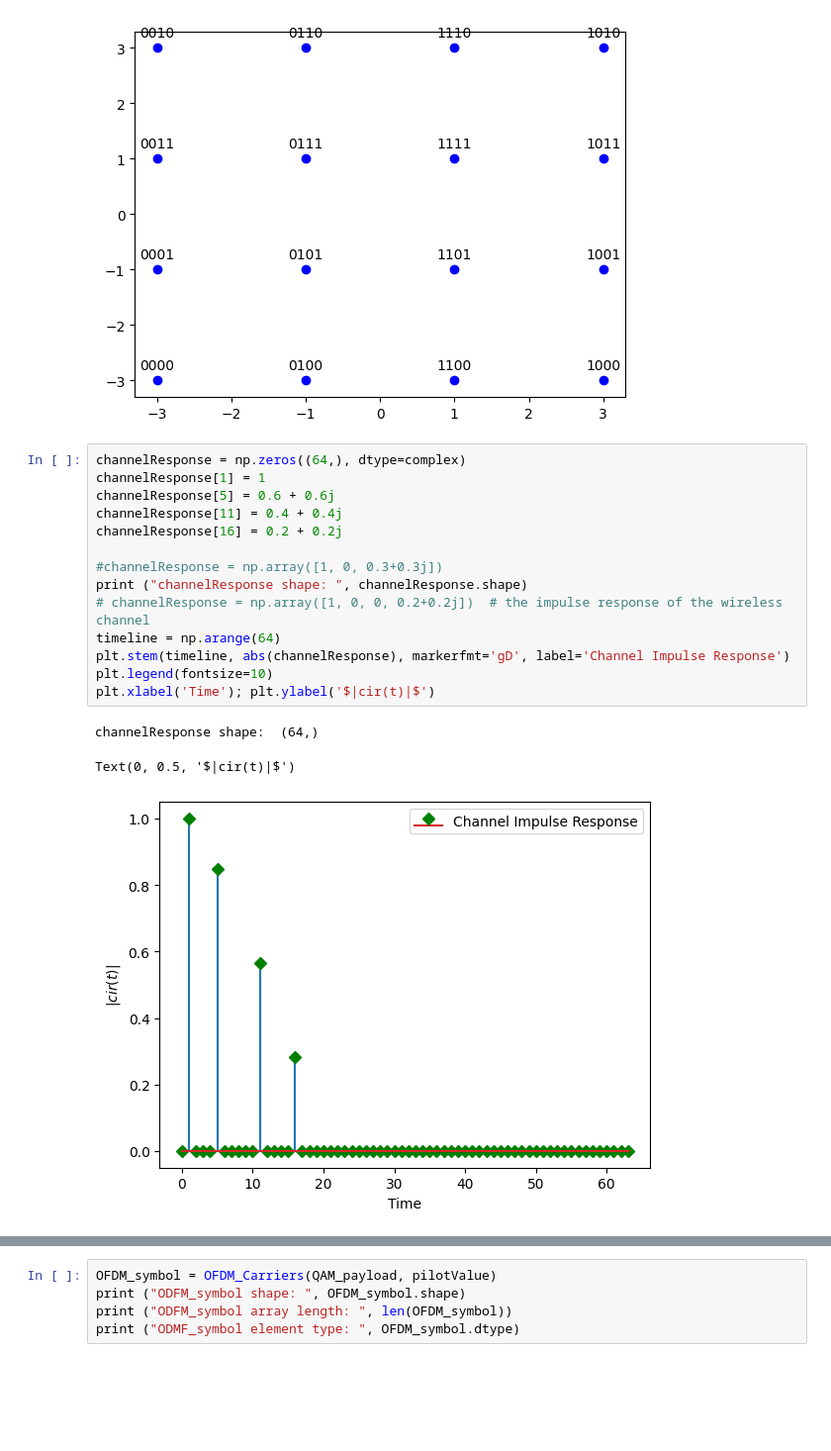
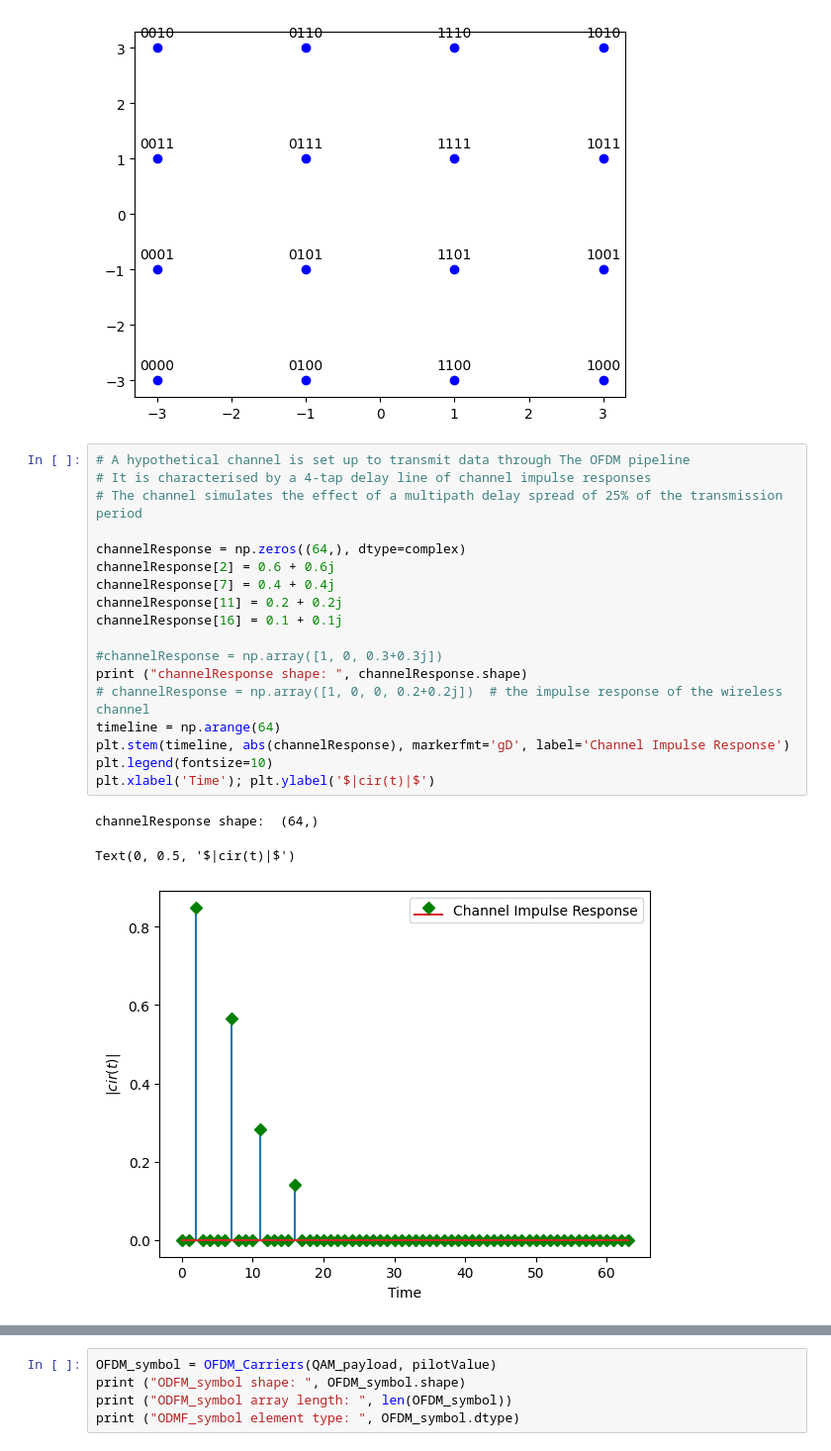
Before and after one commit to snpsuen/Deep_Learning_Notebook_Modelling, a Jupyter notebook: notebook/MLP_ofdm_simulation.ipynb, the cells around one changed output, grey strips where cells are left out. Shown at 99% size. Drawn from its saved outputs; the diff is of its cells as text; blank space fills up the shorter version.

```diff
--- a/notebook/MLP_ofdm_simulation.ipynb
+++ b/notebook/MLP_ofdm_simulation.ipynb
@@ -148,23 +145,27 @@ for b3 in [0, 1]:
 Number of payload bits in an OFDM symbol:  220
 [figure]
 # %%
+# A hypothetical channel is set up to transmit data through The OFDM pipeline
+# It is characterised by a 4-tap delay line of channel impulse responses
+# The channel simulates the effect of a multipath delay spread of 25% of the transmission period
+
 channelResponse = np.zeros((64,), dtype=complex)
-channelResponse[1] = 1
-channelResponse[5] = 0.6 + 0.6j
-channelResponse[11] = 0.4 + 0.4j
-channelResponse[16] = 0.2 + 0.2j
+channelResponse[2] = 0.6 + 0.6j
+channelResponse[7] = 0.4 + 0.4j
+channelResponse[11] = 0.2 + 0.2j
+channelResponse[16] = 0.1 + 0.1j
 
 #channelResponse = np.array([1, 0, 0.3+0.3j])
 print ("channelResponse shape: ", channelResponse.shape)
 # channelResponse = np.array([1, 0, 0, 0.2+0.2j])  # the impulse response of the wireless channel
 timeline = np.arange(64)
 plt.stem(timeline, abs(channelResponse), markerfmt='gD', label='Channel Impulse Response')
 plt.legend(fontsize=10)
 plt.xlabel('Time'); plt.ylabel('$|cir(t)|$')
 # %% [output]
 channelResponse shape:  (64,)
 Text(0, 0.5, '$|cir(t)|$')
-[figure, old version]
+[figure, new version]
 # %%
 Hf_CIR = np.fft.fft(channelResponse, K)
 Eq_CIR = np.reciprocal(Hf_CIR)
```
Also changed, not shown: parts of 14 cells of this notebook.
